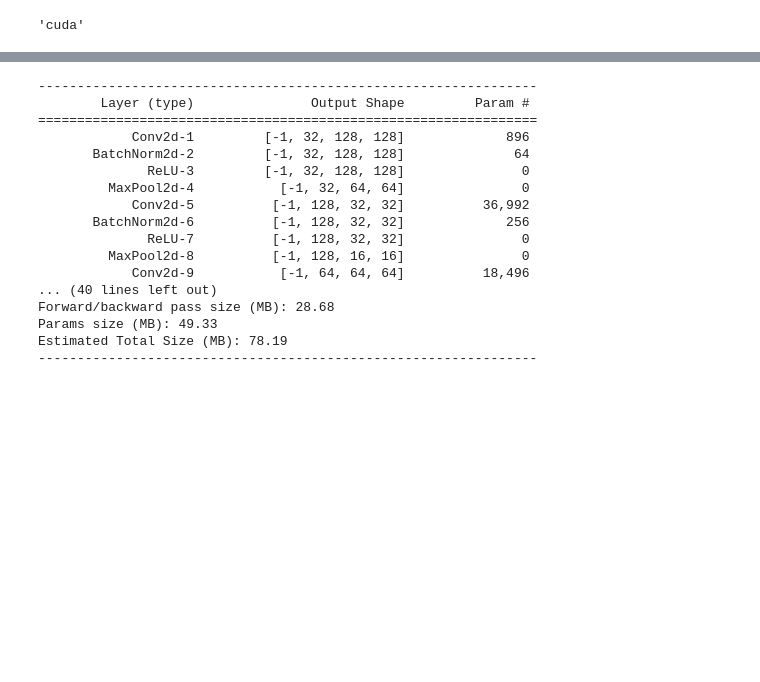
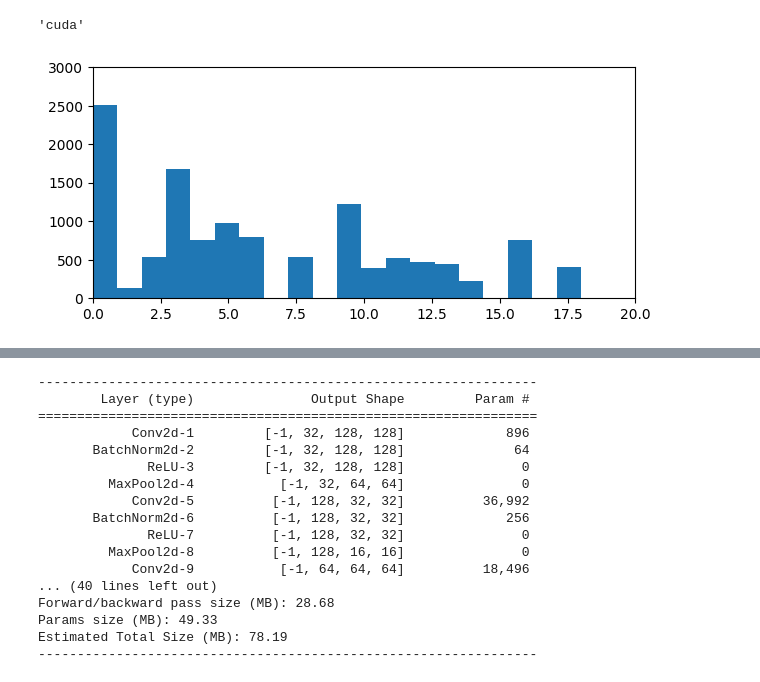
Before and after one commit to Nikcool2500/Yandex-kaggle, a Jupyter notebook: Project2.ipynb, the cells around one changed output, grey strips where cells are left out. Cells and saved outputs as stored; diff of their text form; code cells hidden in the pictures; blank space fills up the shorter version.

```diff
--- a/Project2.ipynb
+++ b/Project2.ipynb
@@ -26,3 +23,13 @@ device = "cuda" if torch.cuda.is_available() else "cpu"
 device
 # %% [output]
 'cuda'
+# %%
+train_ans = pd.read_csv('human_poses_data/train_answers.csv')
+
+plt.figure(figsize=(7, 3))
+plt.axis((0, 20, 0, 3000))
+# plt.xticks(np.arange(0, 20, 1.0))
+plt.hist(train_ans['target_feature'].values, bins=20)
+plt.show()
+# %% [output]
+[figure, added]
```
Also changed, not shown: parts of 21 cells of this notebook, 3 other files.
